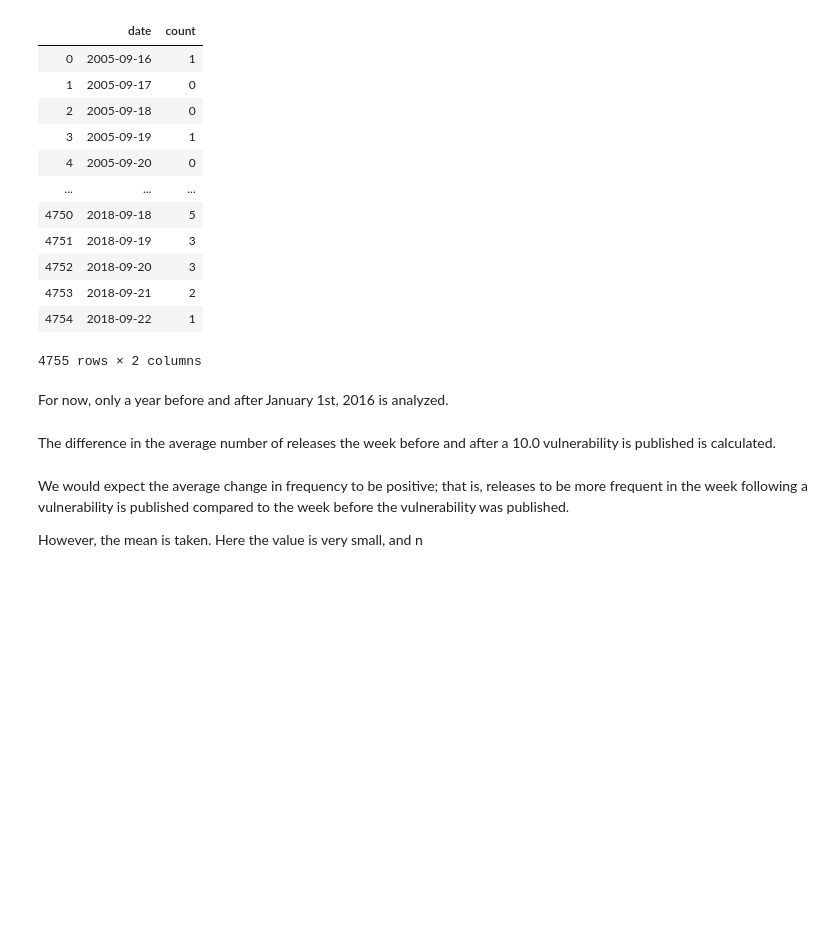
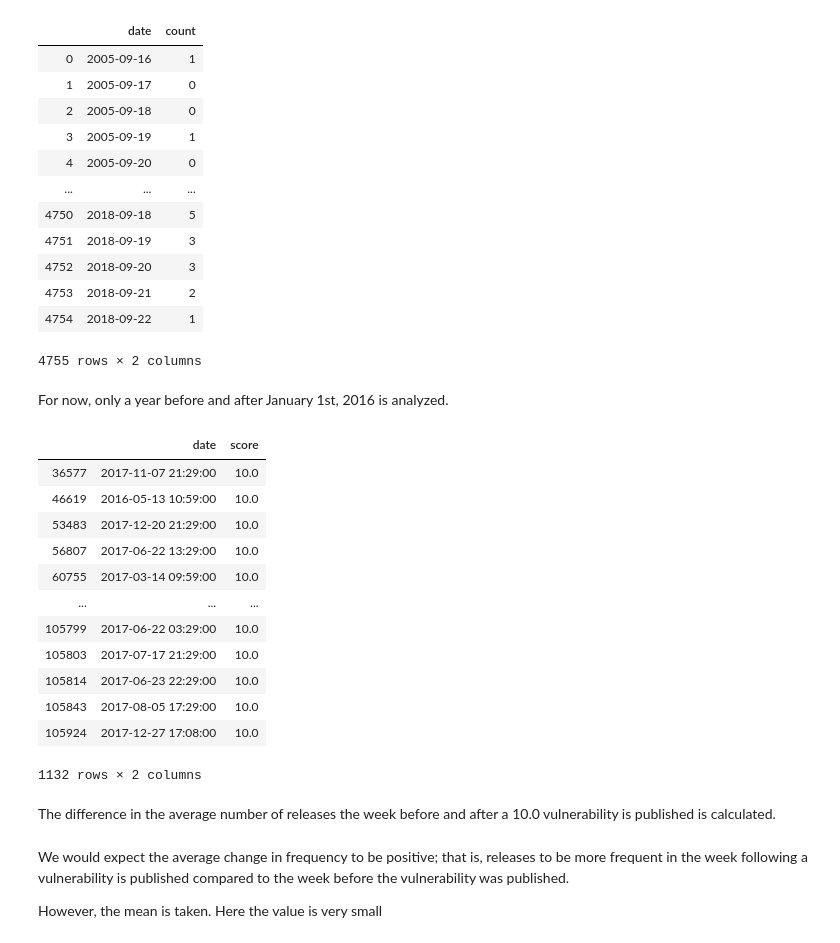
Before and after one commit to UNCG-CSE/Open_Source_Vul_Metrics, a Jupyter notebook: src/3k-python/releases.ipynb, the cells around one changed output. Saved outputs shown, nothing was run; the diff lists cells and outputs as text; code cells hidden in the pictures; blank space fills up the shorter version.

```diff
--- a/src/3k-python/releases.ipynb
+++ b/src/3k-python/releases.ipynb
@@ -308,7 +314,22 @@ r_d
 # %% [markdown]
 For now, only a year before and after January 1st, 2016 is analyzed.
 # %%
-severe_16 = get_period(severe_vuln, '2016-01-01', days=365)
+severe_17 = get_period(severe_vuln, '2017-01-01', days=365)
+severe_17
+# %% [output]
+|  | date | score |
+| 36577 | 2017-11-07 21:29:00 | 10.0 |
+| 46619 | 2016-05-13 10:59:00 | 10.0 |
+| 53483 | 2017-12-20 21:29:00 | 10.0 |
+| 56807 | 2017-06-22 13:29:00 | 10.0 |
+| 60755 | 2017-03-14 09:59:00 | 10.0 |
+| ... | ... | ... |
+| 105799 | 2017-06-22 03:29:00 | 10.0 |
+| 105803 | 2017-07-17 21:29:00 | 10.0 |
+| 105814 | 2017-06-23 22:29:00 | 10.0 |
+| 105843 | 2017-08-05 17:29:00 | 10.0 |
+| 105924 | 2017-12-27 17:08:00 | 10.0 |
+1132 rows × 2 columns
 # %% [markdown]
 The difference in the average number of releases the week before and after a 10.0 vulnerability is published is calculated.
 # %%
@@ -316,7 +337,7 @@ delta_avg = severe_16['date'].apply(lambda x: get_delta_avg(r_d, x.floor('d'), d
 # %% [markdown]
 We would expect the average change in frequency to be positive; that is, releases to be more frequent in the week following a vulnerability is published compared to the week before the vulnerability was published.
 
-However, the mean is taken. Here the value is very small, and n
+However, the mean is taken. Here the value is very small
 # %%
 delta_avg.mean()
 # %% [output]
```
Also changed, not shown: parts of 10 cells of this notebook.
